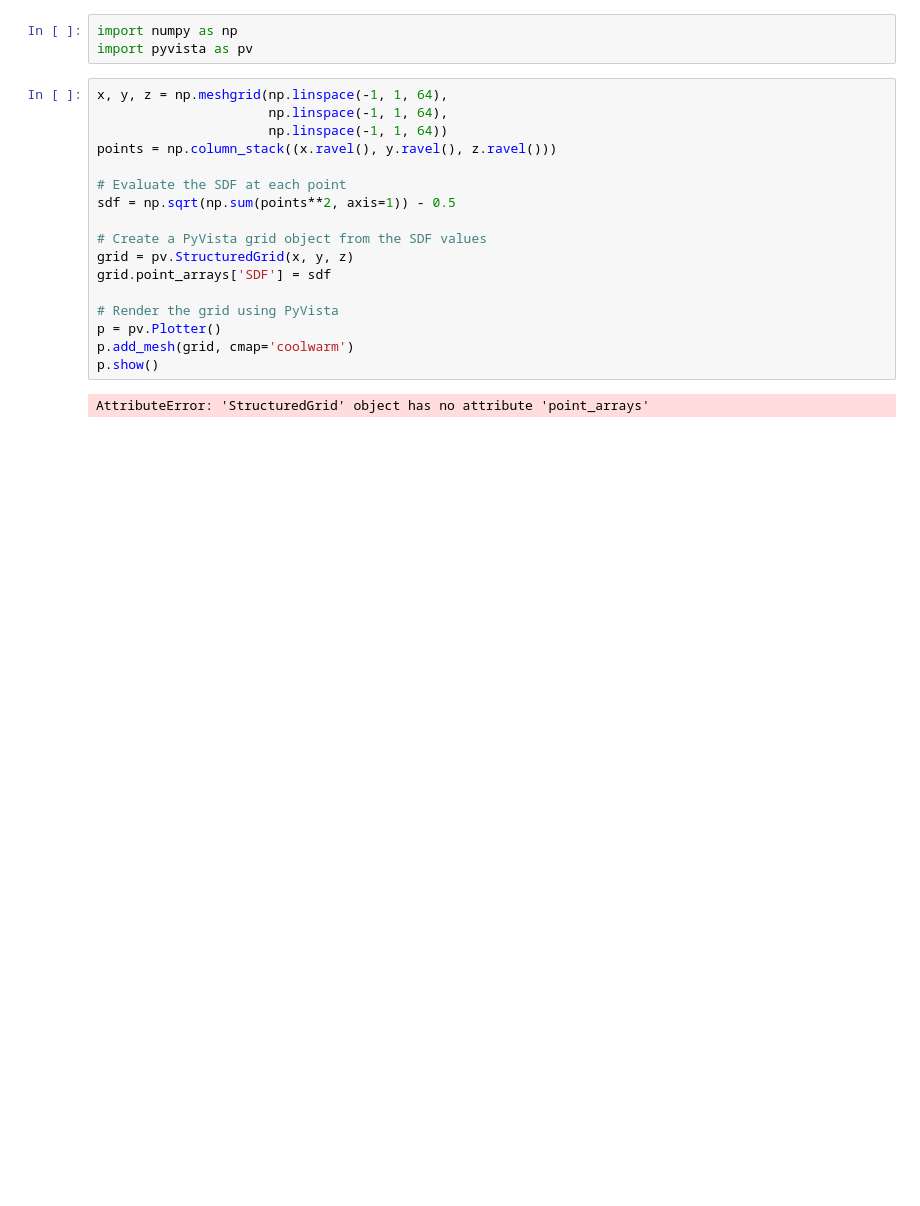
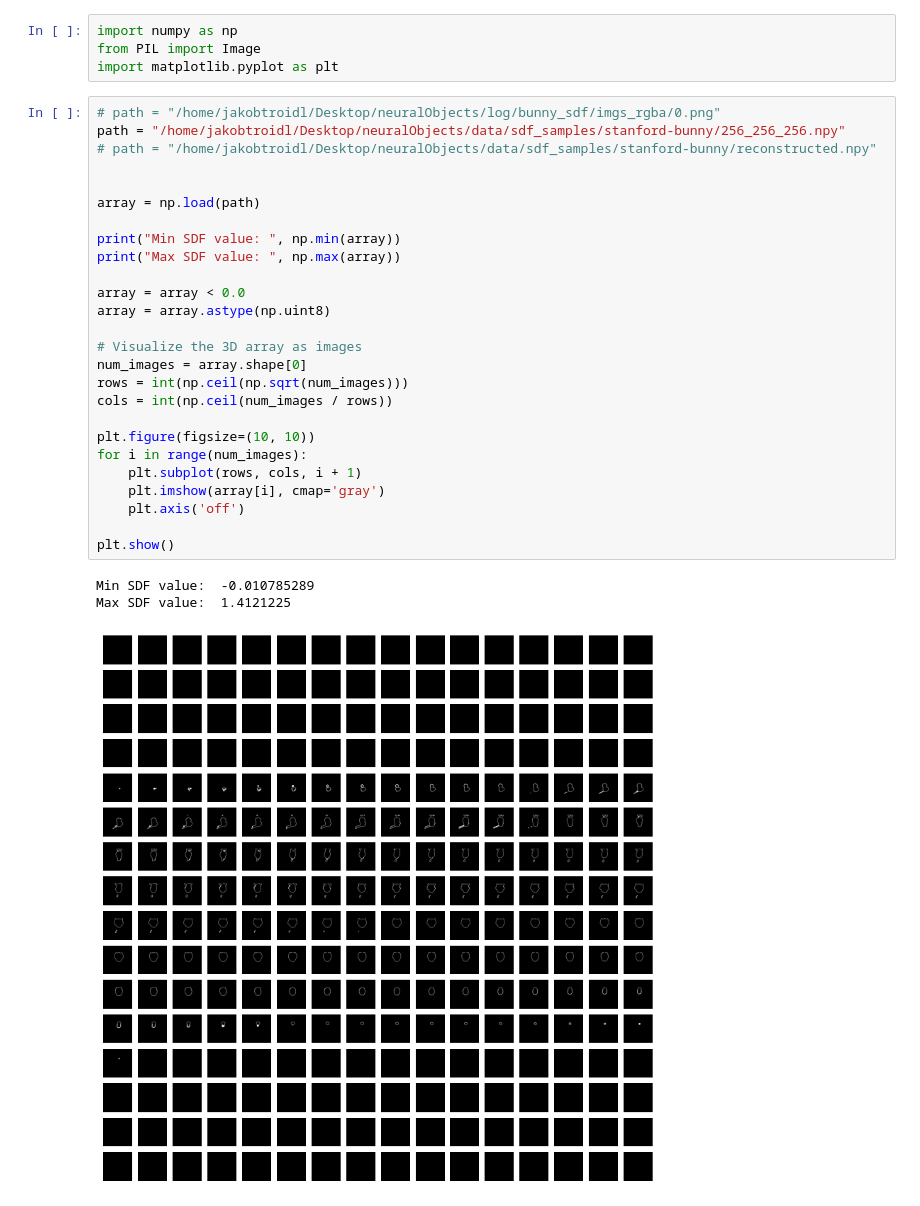
Before and after one commit to jakobtroidl/TensoRF, a Jupyter notebook: dataGenerator/sdf_visualizer.ipynb, the cells around one changed output. Saved outputs shown, nothing was run; the diff lists cells and outputs as text; blank space fills up the shorter version.

Commit message:
add script to visualize SDF

```diff
--- a/dataGenerator/sdf_visualizer.ipynb
+++ b/dataGenerator/sdf_visualizer.ipynb
@@ -21,23 +21,35 @@ Requirement already satisfied: zipp>=3.1.0 in /home/jakobtroidl/anaconda3/envs/n
 Requirement already satisfied: six>=1.5 in /home/jakobtroidl/anaconda3/envs/nlabels/lib/python3.9/site-packages (from python-dateutil>=2.7->matplotlib>=2.0.0->vtk->pyvista) (1.16.0)
 # %%
 import numpy as np
-import pyvista as pv
+from PIL import Image
+import matplotlib.pyplot as plt
-# %%
-x, y, z = np.meshgrid(np.linspace(-1, 1, 64),
-                      np.linspace(-1, 1, 64),
-                      np.linspace(-1, 1, 64))
-points = np.column_stack((x.ravel(), y.ravel(), z.ravel()))
-
-# Evaluate the SDF at each point
-sdf = np.sqrt(np.sum(points**2, axis=1)) - 0.5
-
-# Create a PyVista grid object from the SDF values
-grid = pv.StructuredGrid(x, y, z)
-grid.point_arrays['SDF'] = sdf
-
-# Render the grid using PyVista
-p = pv.Plotter()
-p.add_mesh(grid, cmap='coolwarm')
-p.show()
-# %% [output]
-AttributeError: 'StructuredGrid' object has no attribute 'point_arrays'
+# %%
+# path = "/home/jakobtroidl/Desktop/neuralObjects/log/bunny_sdf/imgs_rgba/0.png"
+path = "/home/jakobtroidl/Desktop/neuralObjects/data/sdf_samples/stanford-bunny/256_256_256.npy"
+# path = "/home/jakobtroidl/Desktop/neuralObjects/data/sdf_samples/stanford-bunny/reconstructed.npy"
+
+
+array = np.load(path)
+
+print("Min SDF value: ", np.min(array))
+print("Max SDF value: ", np.max(array))
+
+array = array < 0.0
+array = array.astype(np.uint8)
+
+# Visualize the 3D array as images
+num_images = array.shape[0]
+rows = int(np.ceil(np.sqrt(num_images)))
+cols = int(np.ceil(num_images / rows))
+
+plt.figure(figsize=(10, 10))
+for i in range(num_images):
+    plt.subplot(rows, cols, i + 1)
+    plt.imshow(array[i], cmap='gray')
+    plt.axis('off')
+
+plt.show()
+# %% [output]
+Min SDF value:  -0.010785289
+Max SDF value:  1.4121225
+[figure, added]
```
